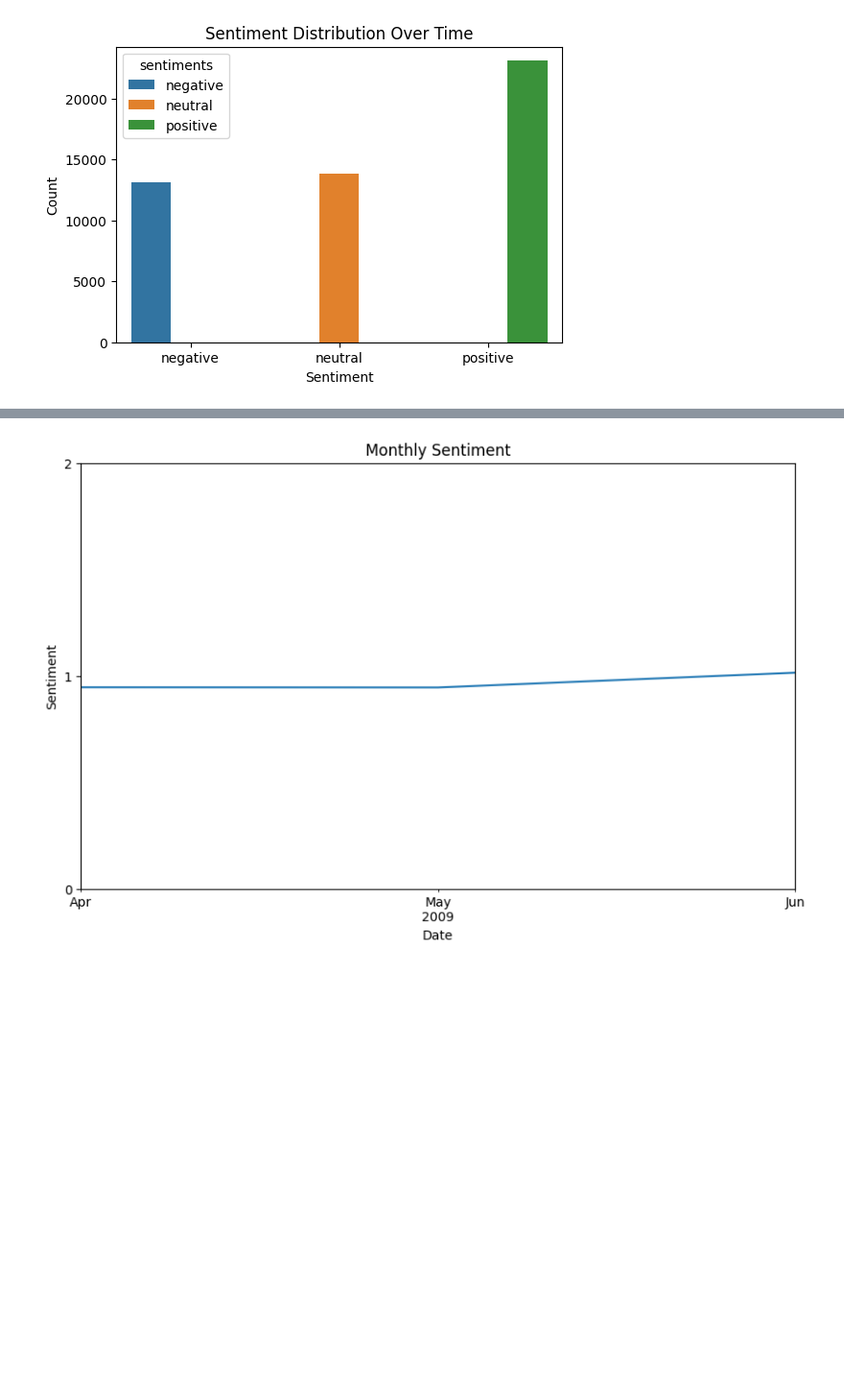
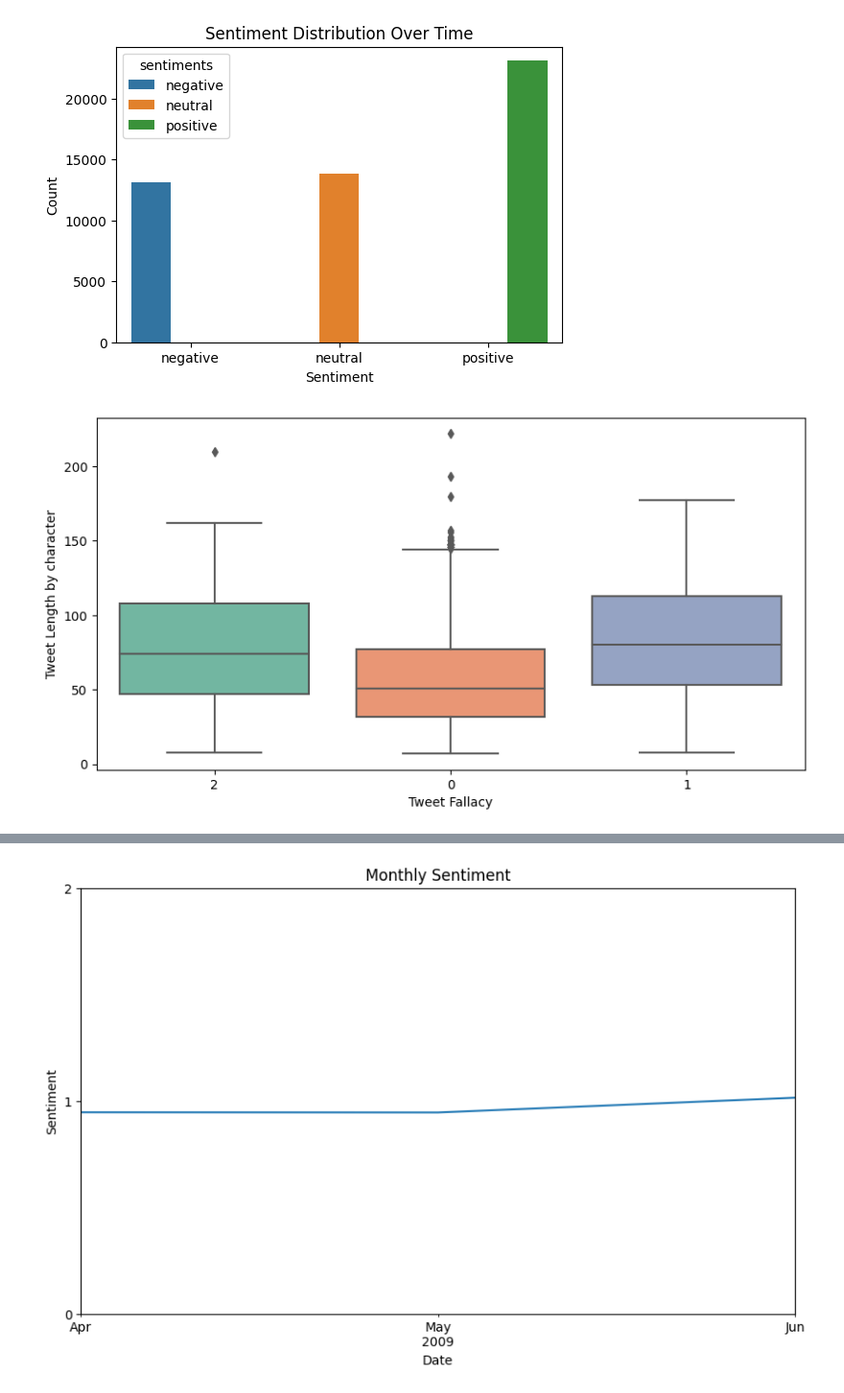
Before and after one commit to muhammadahsan2023/Tweets_Analysis, a Jupyter notebook: tweets_analysis.ipynb, the cells around one changed output, grey strips where cells are left out. Shown at 96% size. Drawn from its saved outputs; the diff is of its cells as text; code cells hidden in the pictures; blank space fills up the shorter version.

```diff
--- a/tweets_analysis.ipynb
+++ b/tweets_analysis.ipynb
@@ -349,3 +432,13 @@ plt.ylabel('Count')
 plt.show()
 # %% [output]
 [figure]
+# %%
+#Visualizing tweet length by characaters
+plt.figure(figsize=(10,5))
+sent = df['tweets'].str.len()
+sns.boxplot(x="label",y=sent,data=df,palette="Set2")
+plt.xlabel("Tweet Fallacy")
+plt.ylabel("Tweet Length by character")
+plt.show()
+# %% [output]
+[figure, added]
```
Also changed, not shown: parts of 45 cells of this notebook.
